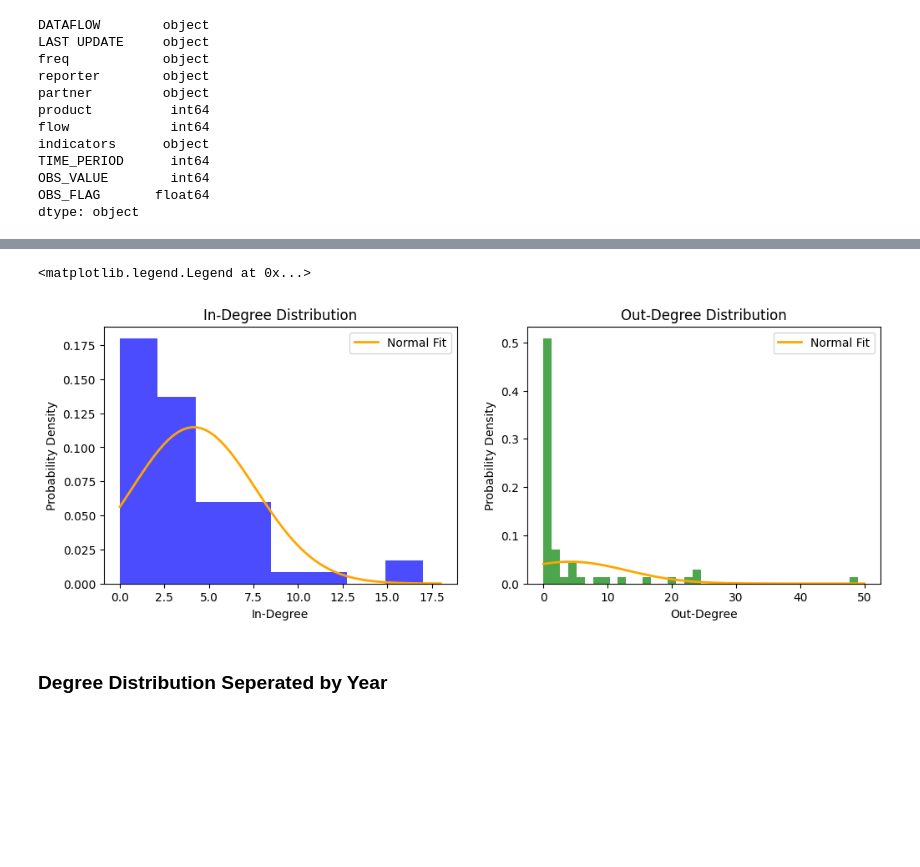
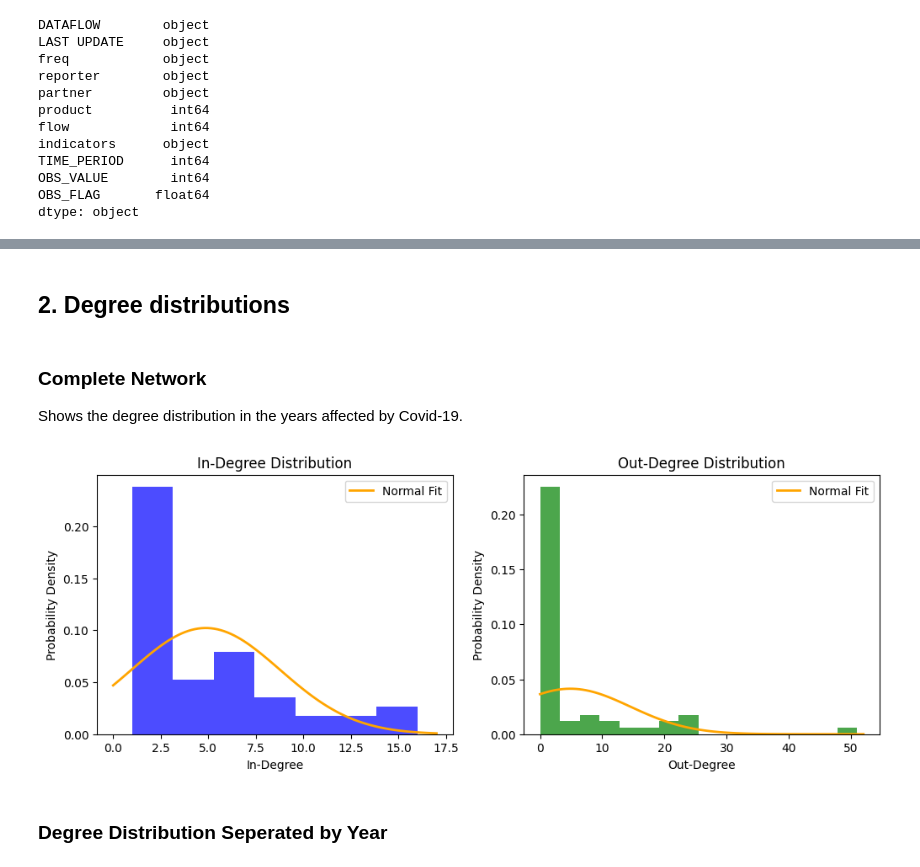
Before and after one commit to mateotis/eu-car-trade-network, a Jupyter notebook: EU_car_network_statistics_1.ipynb, the cells around one changed output, grey strips where cells are left out. Drawn from its saved outputs; the diff is of its cells as text; code cells hidden in the pictures; blank space fills up the shorter version.

```diff
--- a/EU_car_network_statistics_1.ipynb
+++ b/EU_car_network_statistics_1.ipynb
@@ -76,3 +331,6 @@ plt.show()
+# %%
+data_2 = data[(data['partner'] != 'GB') & (data['reporter'] != 'GB')]
+filtered_data = data_2[(data_2["OBS_VALUE"] > 200_000_000) & (data_2["flow"] == 2)] # flow: (2) exports, (1) imports
 # %%
 # Create a figure with two subplots
 fig, axs = plt.subplots(1, 2, figsize=(16, 6))
@@ -131,0 +371,8 @@ In other words, it is a subgraph where every node is connected to at least k oth
+# %%
+G_dir = nx.from_pandas_edgelist(filtered_data, "reporter", "partner", edge_attr="OBS_VALUE", create_using=nx.DiGraph)
+
+# Extract the k-core subgraph of the graph with k=2 edges
+G_dir_core = nx.k_core(G_dir, 2)
+
+print("Complete - Number of nodes:", G_dir.number_of_nodes(), "\nComplete - Number of edges:", G_dir.number_of_edges(),"\n")
+print("Core - Number of nodes:", G_dir_core.number_of_nodes(), "\nCore - Number of edges:", G_dir_core.number_of_edges())
@@ -136,22 +391,17 @@ EdgeView([('AT', 'BE'), ('AT', 'CN'), ('AT', 'CZ'), ('AT', 'DE'), ('AT', 'FR'),
 # %%
 # Calculate degree centrality
 
-# Undirected edge count
+# Directed edge count
+
+# G = nx.from_pandas_edgelist(filtered_data, "reporter", "partner", "OBS_VALUE") -> undirected
+
 degree_map = {} # create a map
 
 degree_map = collections.defaultdict(int)
-for node_a,node_b in network.edges(): #loop through edges
+for node_a,node_b in G_dir.edges(): #loop through edges
   degree_map[node_a] += 1
   degree_map[node_b] += 1
-print("Undirected edge items:",list(degree_map.items())[:5])
+print("Edge items:",list(degree_map.items())[:5])
 
 # Directed edge count
-
-indegree_map = {node: 0 for node in network.nodes()}
-outdegree_map = {node: 0 for node in network.nodes()}
-for source, target in network.edges(): # loop through edges
-    outdegree_map[source] += 1  # out-degree from the reporter (source)
-    indegree_map[target] += 1   # in-degree to the partner (target)
-print("Indegree map items:", list(indegree_map.items())[:5])
-print("Outdegree map items:", list(outdegree_map.items())[:5])
 # %% [output]
@@ -197,41 +544,46 @@ print()
+# %% [markdown]
+## 2. Degree distributions
+# %% [markdown]
+### Complete Network
+
+Shows the degree distribution in the years affected by Covid-19.
 # %%
 # Extract the in-degree and out-degree sequences
-in_degree_sequence = list(indegree_map.values())
-out_degree_sequence = list(outdegree_map.values())
+in_degree_sequence = list(in_degree_map.values())
+out_degree_sequence = list(out_degree_map.values())
 
 # Plot histograms for in-degree and out-degree distributions
 fig, axs = plt.subplots(1, 2, figsize=(12, 4))
 
 # Plot histogram for in-degree with distribution curve
 axs[0].hist(in_degree_sequence, bins='auto', density=True, alpha=0.7, color='blue')
 axs[0].set_title('In-Degree Distribution')
 axs[0].set_xlabel('In-Degree')
 axs[0].set_ylabel('Probability Density')
 
 # Fit normal distribution to the in-degree data
 mu, std = norm.fit(in_degree_sequence)
 xmin, xmax = plt.xlim()
 x = np.linspace(0, max(in_degree_sequence) + 1, 100)
 p = norm.pdf(x, mu, std)
 axs[0].plot(x, p, 'k', linewidth=2, label='Normal Fit', color='orange')
-axs[0].legend()
+legend1 = axs[0].legend()
 
 # Plot histogram for out-degree with distribution curve
 axs[1].hist(out_degree_sequence, bins='auto', density=True, alpha=0.7, color='green')
 axs[1].set_title('Out-Degree Distribution')
 axs[1].set_xlabel('Out-Degree')
 axs[1].set_ylabel('Probability Density')
 
 # Fit normal distribution to the out-degree data
 mu, std = norm.fit(out_degree_sequence)
 xmin, xmax = plt.xlim()
 x = np.linspace(0, max(out_degree_sequence) + 1, 100)
 p = norm.pdf(x, mu, std)
 axs[1].plot(x, p, 'k', linewidth=2, label='Normal Fit', color='orange')
-axs[1].legend()
+legend2 = axs[1].legend()
 # %% [output]
-<matplotlib.legend.Legend at 0x...>
-[figure, old version]
+[figure, new version]
 # %% [markdown]
 ### Degree Distribution Seperated by Year
 # %%
```
Also changed, not shown: parts of 57 cells of this notebook.
